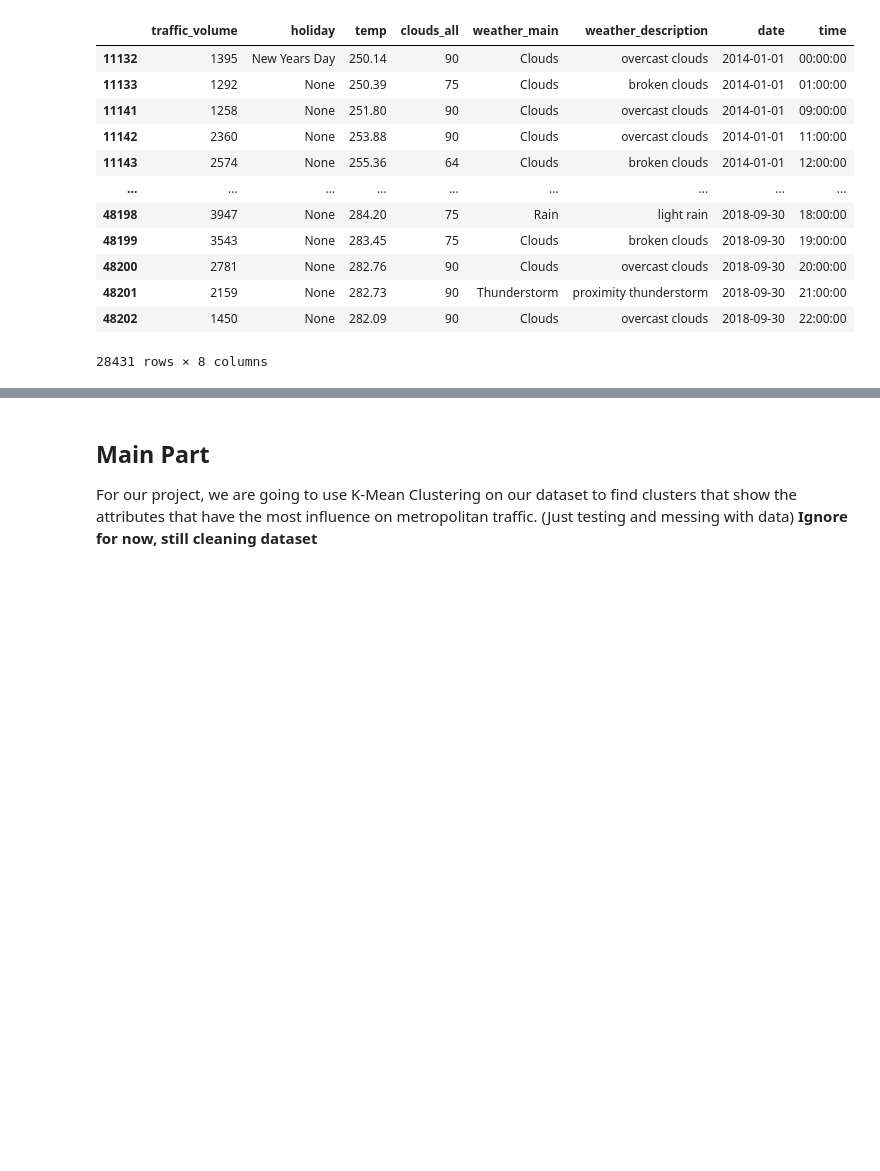
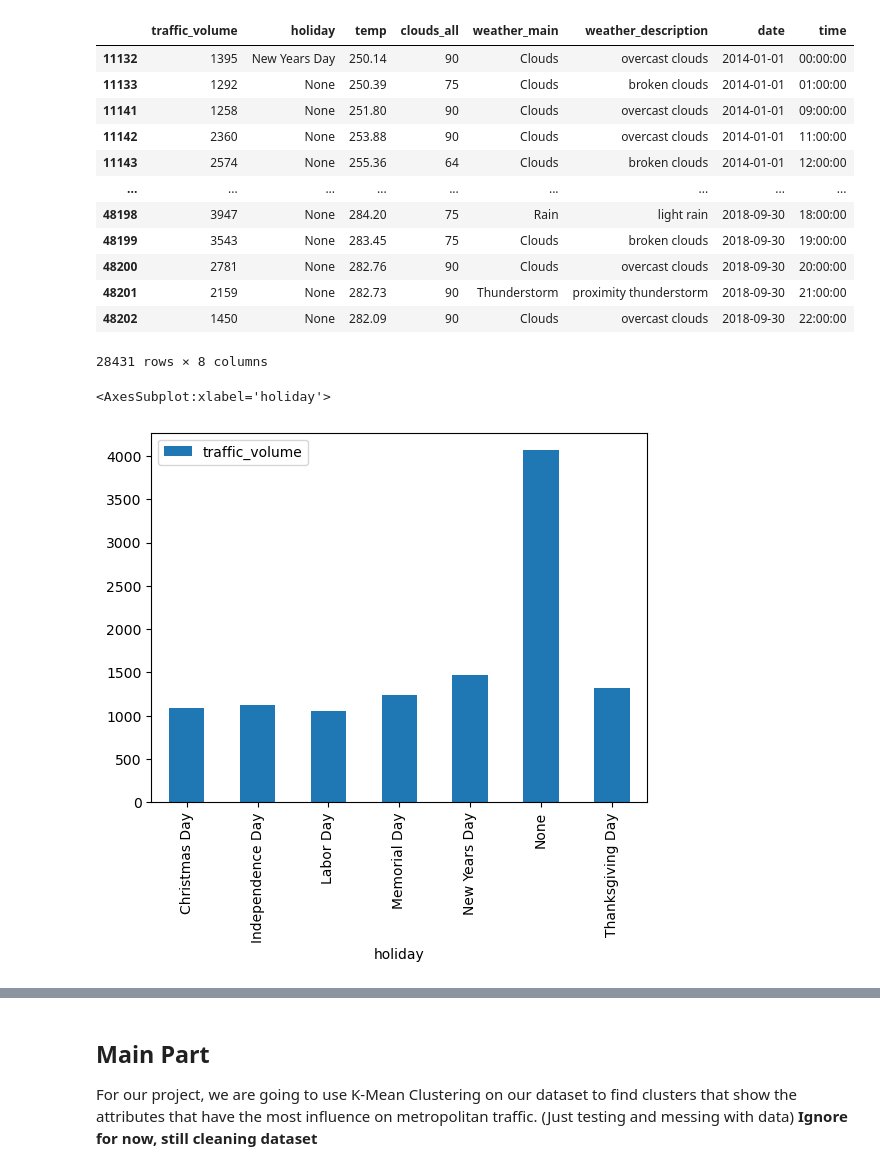
Before and after one commit to Nullfex/CS_105_FinalProject, a Jupyter notebook: CS105 Final Project EDA.ipynb, the cells around one changed output, grey strips where cells are left out. Drawn from its saved outputs; the diff is of its cells as text; code cells hidden in the pictures; blank space fills up the shorter version.

Commit message:
Added basic EDA for traffic volume

```diff
--- a/CS105 Final Project EDA.ipynb
+++ b/CS105 Final Project EDA.ipynb
@@ -214,3 +214,9 @@ df_cleaned
 | 48201 | 2159 | None | 282.73 | 90 | Thunderstorm | proximity thunderstorm | 2018-09-30 | 21:00:00 |
 | 48202 | 1450 | None | 282.09 | 90 | Clouds | overcast clouds | 2018-09-30 | 22:00:00 |
 28431 rows × 8 columns
+# %%
+df_pt = df_cleaned.pivot_table(values='traffic_volume',index='holiday',aggfunc=np.mean)
+df_pt.plot(kind='bar')
+# %% [output]
+<AxesSubplot:xlabel='holiday'>
+[figure, added]
```
Also changed, not shown: parts of 18 cells of this notebook.
